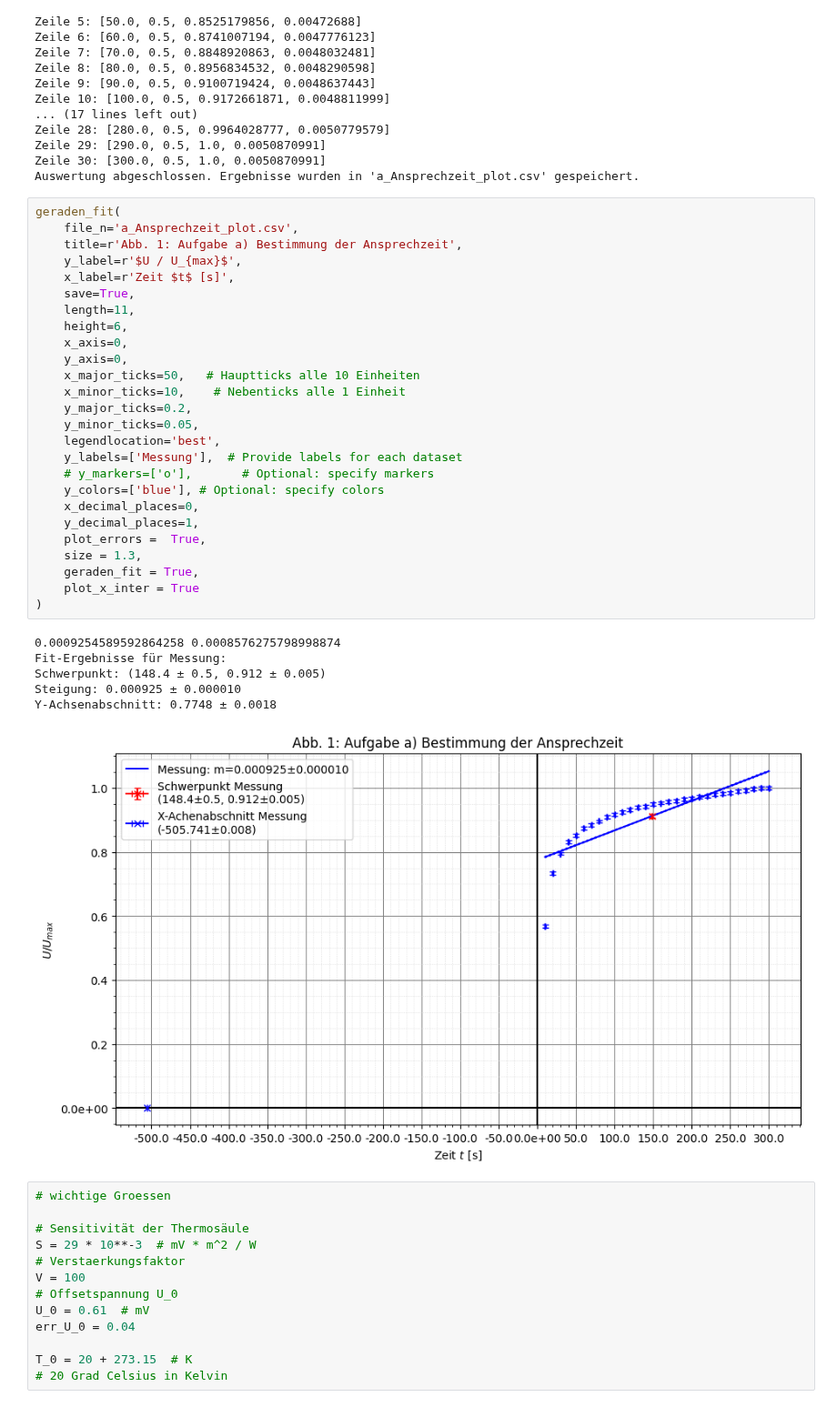
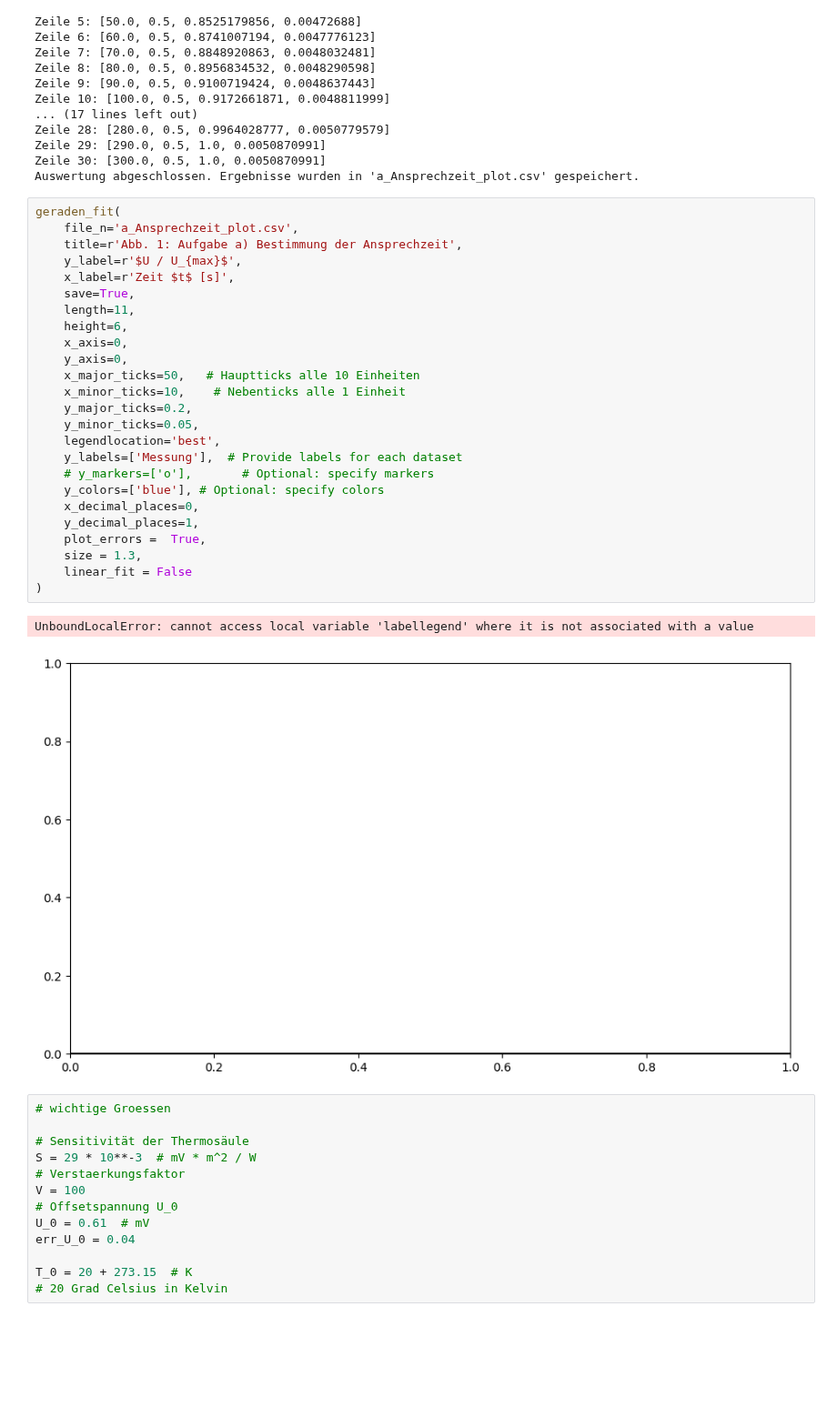
Before and after one commit to Patrixon0/data-analysis-plotting-tool, a Jupyter notebook: P3/Theo_Patrick/372/372_main.ipynb, the cells around one changed output. Shown at 91% size. Saved outputs shown, nothing was run; the diff lists cells and outputs as text; blank space fills up the shorter version.

```diff
--- a/P3/Theo_Patrick/372/372_main.ipynb
+++ b/P3/Theo_Patrick/372/372_main.ipynb
@@ -80,36 +80,31 @@ Auswertung abgeschlossen. Ergebnisse wurden in 'a_Ansprechzeit_plot.csv' gespeic
 # %%
 geraden_fit(
     file_n='a_Ansprechzeit_plot.csv',
     title=r'Abb. 1: Aufgabe a) Bestimmung der Ansprechzeit',
     y_label=r'$U / U_{max}$',
     x_label=r'Zeit $t$ [s]',
     save=True,
     length=11,
     height=6,
     x_axis=0,
     y_axis=0,
     x_major_ticks=50,   # Hauptticks alle 10 Einheiten
     x_minor_ticks=10,    # Nebenticks alle 1 Einheit
     y_major_ticks=0.2,
     y_minor_ticks=0.05,
     legendlocation='best',
     y_labels=['Messung'],  # Provide labels for each dataset
     # y_markers=['o'],       # Optional: specify markers
     y_colors=['blue'], # Optional: specify colors
     x_decimal_places=0,
     y_decimal_places=1,
     plot_errors =  True,
     size = 1.3,
-    geraden_fit = True,
-    plot_x_inter = True
+    linear_fit = False
 )
 # %% [output]
-0.0009254589592864258 0.0008576275798998874
-Fit-Ergebnisse für Messung:
-Schwerpunkt: (148.4 ± 0.5, 0.912 ± 0.005)
-Steigung: 0.000925 ± 0.000010
-Y-Achsenabschnitt: 0.7748 ± 0.0018
+UnboundLocalError: cannot access local variable 'labellegend' where it is not associated with a value
-[figure, old version]
+[figure, new version]
 # %%
 # wichtige Groessen
 
```
Also changed, not shown: parts of 1 cell of this notebook, 3 other files.
